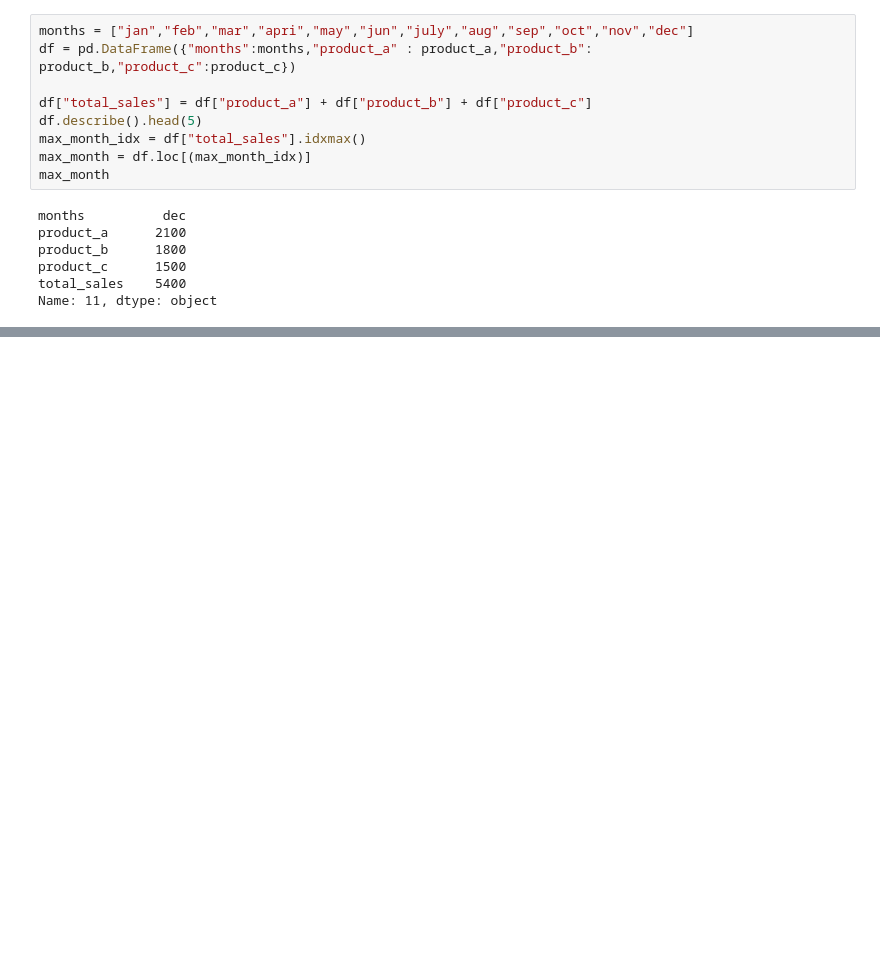
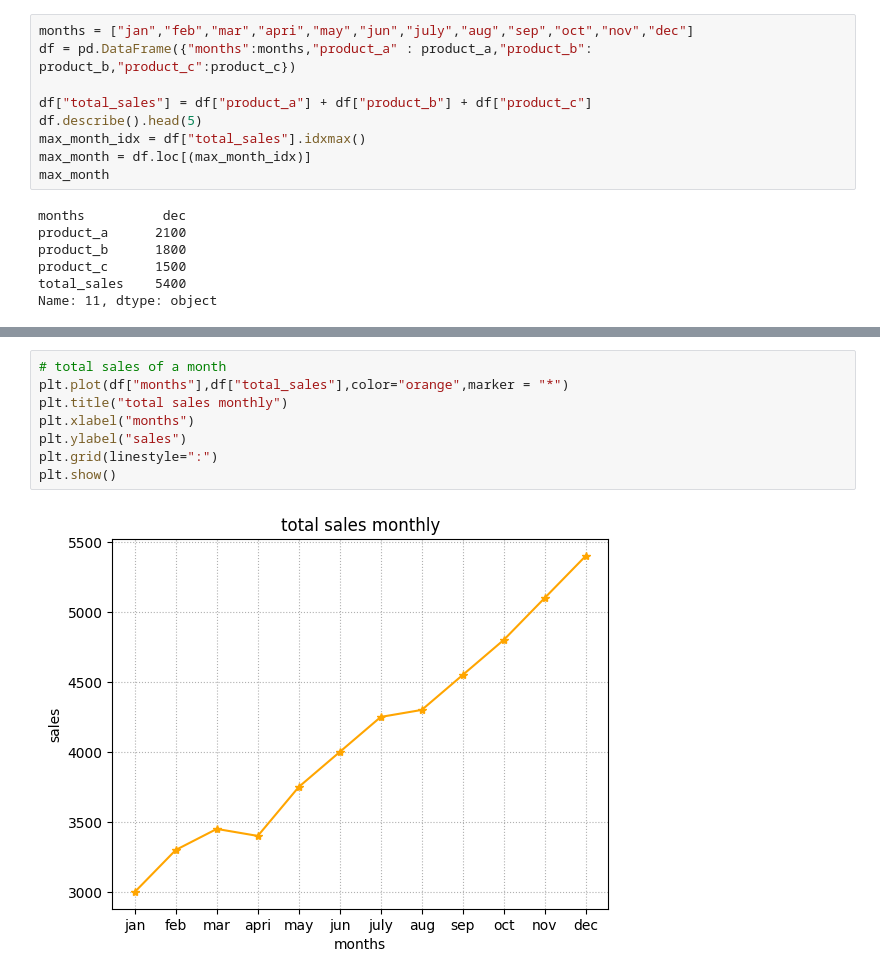
Before and after one commit to Engr-Jawad/Data-Science-Projects, a Jupyter notebook: monthly_sale_analysis.ipynb, the cells around one changed output, grey strips where cells are left out. Drawn from its saved outputs; the diff is of its cells as text; blank space fills up the shorter version.

```diff
--- a/monthly_sale_analysis.ipynb
+++ b/monthly_sale_analysis.ipynb
@@ -68,0 +80,10 @@ Name: 11, dtype: object
+# %%
+# total sales of a month
+plt.plot(df["months"],df["total_sales"],color="orange",marker = "*")
+plt.title("total sales monthly")
+plt.xlabel("months")
+plt.ylabel("sales")
+plt.grid(linestyle=":")
+plt.show()
+# %% [output]
+[figure, added]
```
Also changed, not shown: parts of 1 cell of this notebook.
